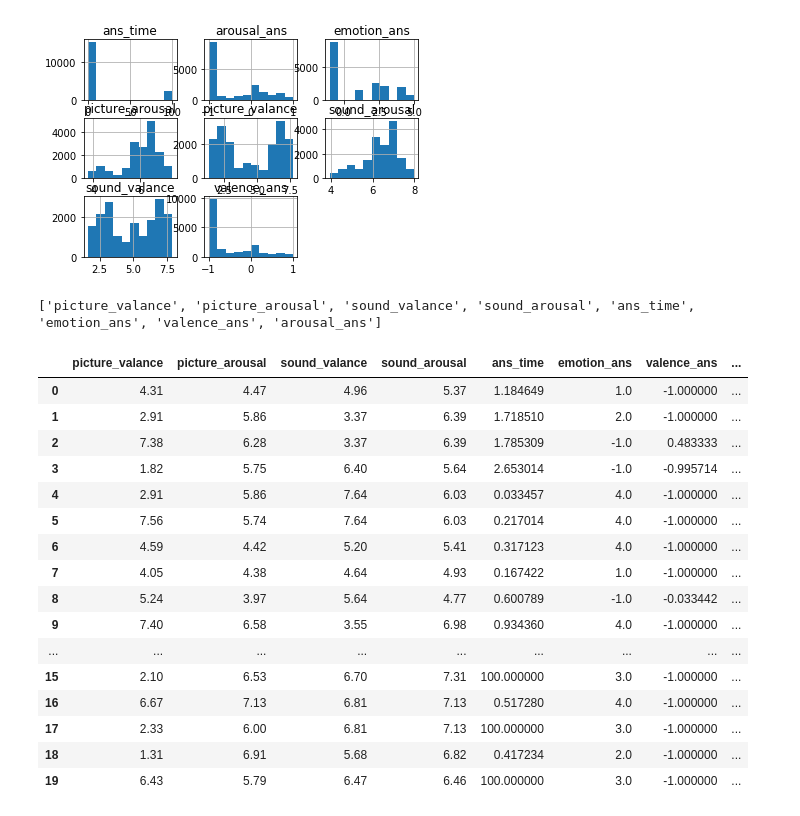
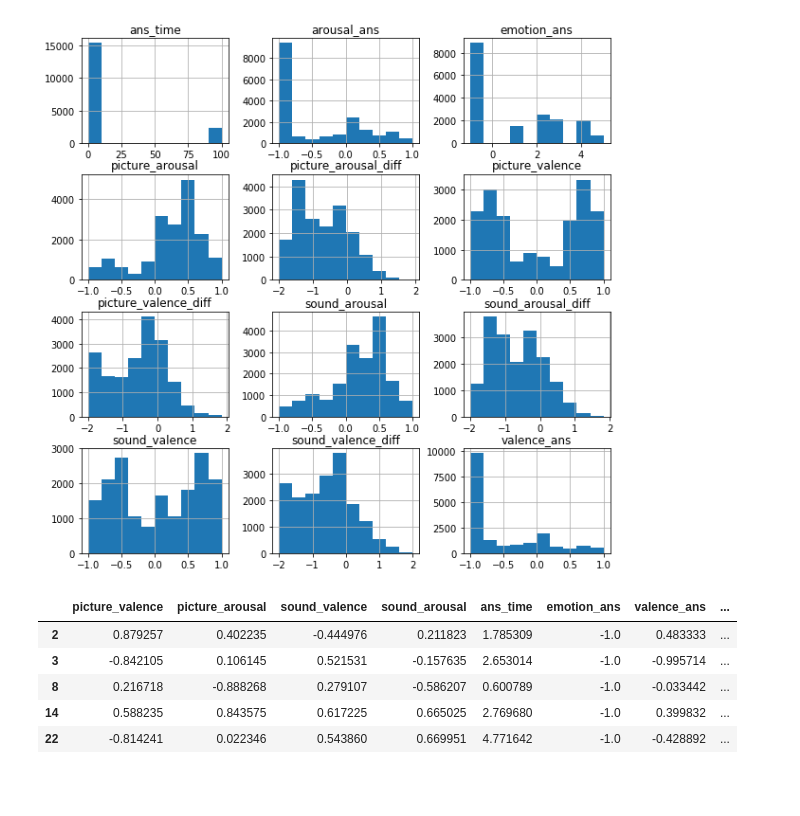
Before and after one commit to Warzecha/BIRAFFE-Emotion-Analysis, a Jupyter notebook: data_visualization.ipynb, the cells around one changed output. Cells and saved outputs as stored; diff of their text form; code cells hidden in the pictures; blank space fills up the shorter version.

```diff
--- a/data_visualization.ipynb
+++ b/data_visualization.ipynb
@@ -6,14 +6,16 @@ import numpy as np
 # %%
 input_cols = [
 #     'ANGER', 'CONTEMPT', 'DISGUST', 'FEAR', 'HAPPINESS', 'NEUTRAL', 'SADNESS', 'SURPRISE',
-    'picture_valance', 'picture_arousal', 'sound_valance', 'sound_arousal',
-    'ans_time', 'emotion_ans', 'valence_ans', 'arousal_ans'
+    'picture_valence', 'picture_arousal', 'sound_valence', 'sound_arousal',
+    'ans_time', 'emotion_ans', 'valence_ans', 'arousal_ans',
+    'picture_valence_diff', 'picture_arousal_diff',
+    'sound_valence_diff', 'sound_arousal_diff'
 ]
 output_cols = [
     'extraversion',"openness","conscientiousness","agreeableness","neurocism"
 ]
 
-dataset = pd.read_csv("preprocessed/ALL-DATA.csv")
+dataset = pd.read_csv("preprocessed/ALL-DATA-2.csv")
 
 data = dataset[input_cols]
 
@@ -32,48 +34,38 @@ data.describe()
 scaler_x = preprocessing.MinMaxScaler()
 xscale = scaler_x.fit_transform(data)
 # %%
-data.hist()
+data.hist(figsize=(10, 10))
 plt.savefig("histogram.png")
 # %% [output]
-[figure, old version]
+[figure, new version]
 # %%
 from sklearn.preprocessing import minmax_scale
 
 all_columns = input_cols.copy()
 all_columns.extend(output_cols)
 
-print(input_cols)
 
 dataset_2 = dataset[all_columns]
 
+dataset_2 = dataset_2.where(dataset_2["emotion_ans"] == -1)
+dataset_2 = dataset_2.dropna()
 
 scaler = preprocessing.MinMaxScaler()
+
 
 normalized = scaler.fit_transform(dataset_2[dataset_2.columns].values)
 
 data_scaled = pd.DataFrame(normalized, columns=all_columns)
 
 # dataset_2_scaled = scaler_x.fit_transform(dataset_2)
-dataset_2.head(20)
+dataset_2.head()
 # %% [output]
-['picture_valance', 'picture_arousal', 'sound_valance', 'sound_arousal', 'ans_time', 'emotion_ans', 'valence_ans', 'arousal_ans']
-|  | picture_valance | picture_arousal | sound_valance | sound_arousal | ans_time | emotion_ans | valence_ans | ... |
-| 0 | 4.31 | 4.47 | 4.96 | 5.37 | 1.184649 | 1.0 | -1.000000 | ... |
-| 1 | 2.91 | 5.86 | 3.37 | 6.39 | 1.718510 | 2.0 | -1.000000 | ... |
-| 2 | 7.38 | 6.28 | 3.37 | 6.39 | 1.785309 | -1.0 | 0.483333 | ... |
-| 3 | 1.82 | 5.75 | 6.40 | 5.64 | 2.653014 | -1.0 | -0.995714 | ... |
-| 4 | 2.91 | 5.86 | 7.64 | 6.03 | 0.033457 | 4.0 | -1.000000 | ... |
-| 5 | 7.56 | 5.74 | 7.64 | 6.03 | 0.217014 | 4.0 | -1.000000 | ... |
-| 6 | 4.59 | 4.42 | 5.20 | 5.41 | 0.317123 | 4.0 | -1.000000 | ... |
-| 7 | 4.05 | 4.38 | 4.64 | 4.93 | 0.167422 | 1.0 | -1.000000 | ... |
-| 8 | 5.24 | 3.97 | 5.64 | 4.77 | 0.600789 | -1.0 | -0.033442 | ... |
-| 9 | 7.40 | 6.58 | 3.55 | 6.98 | 0.934360 | 4.0 | -1.000000 | ... |
-| ... | ... | ... | ... | ... | ... | ... | ... | ... |
-| 15 | 2.10 | 6.53 | 6.70 | 7.31 | 100.000000 | 3.0 | -1.000000 | ... |
-| 16 | 6.67 | 7.13 | 6.81 | 7.13 | 0.517280 | 4.0 | -1.000000 | ... |
-| 17 | 2.33 | 6.00 | 6.81 | 7.13 | 100.000000 | 3.0 | -1.000000 | ... |
-| 18 | 1.31 | 6.91 | 5.68 | 6.82 | 0.417234 | 2.0 | -1.000000 | ... |
-| 19 | 6.43 | 5.79 | 6.47 | 6.46 | 100.000000 | 3.0 | -1.000000 | ... |
+|  | picture_valence | picture_arousal | sound_valence | sound_arousal | ans_time | emotion_ans | valence_ans | ... |
+| 2 | 0.879257 | 0.402235 | -0.444976 | 0.211823 | 1.785309 | -1.0 | 0.483333 | ... |
+| 3 | -0.842105 | 0.106145 | 0.521531 | -0.157635 | 2.653014 | -1.0 | -0.995714 | ... |
+| 8 | 0.216718 | -0.888268 | 0.279107 | -0.586207 | 0.600789 | -1.0 | -0.033442 | ... |
+| 14 | 0.588235 | 0.843575 | 0.617225 | 0.665025 | 2.769680 | -1.0 | 0.399832 | ... |
+| 22 | -0.814241 | 0.022346 | 0.543860 | 0.669951 | 4.771642 | -1.0 | -0.428892 | ... |
 # %%
 data_scaled.head(20)
 # %% [output]
```
Also changed, not shown: parts of 4 cells of this notebook, 7 other files.
